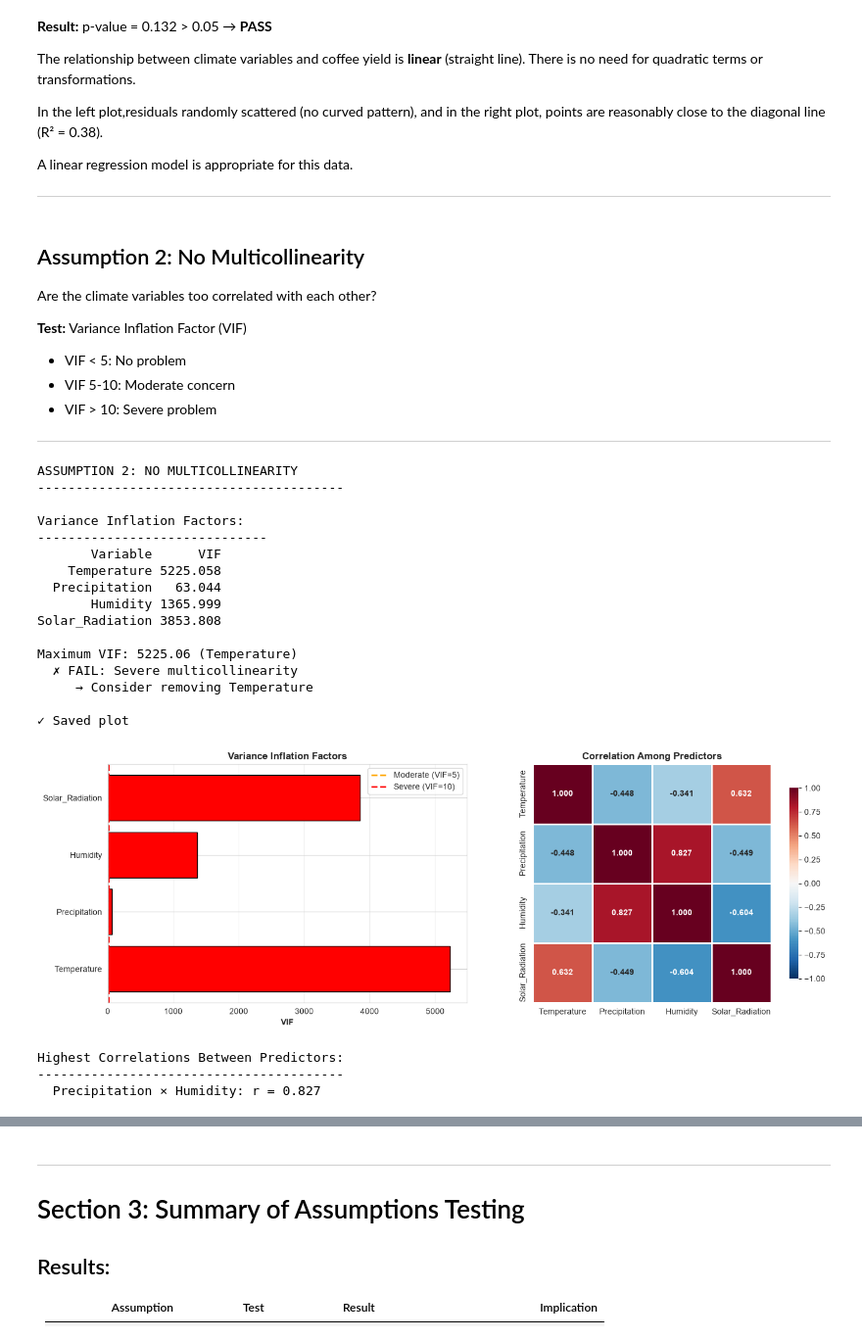
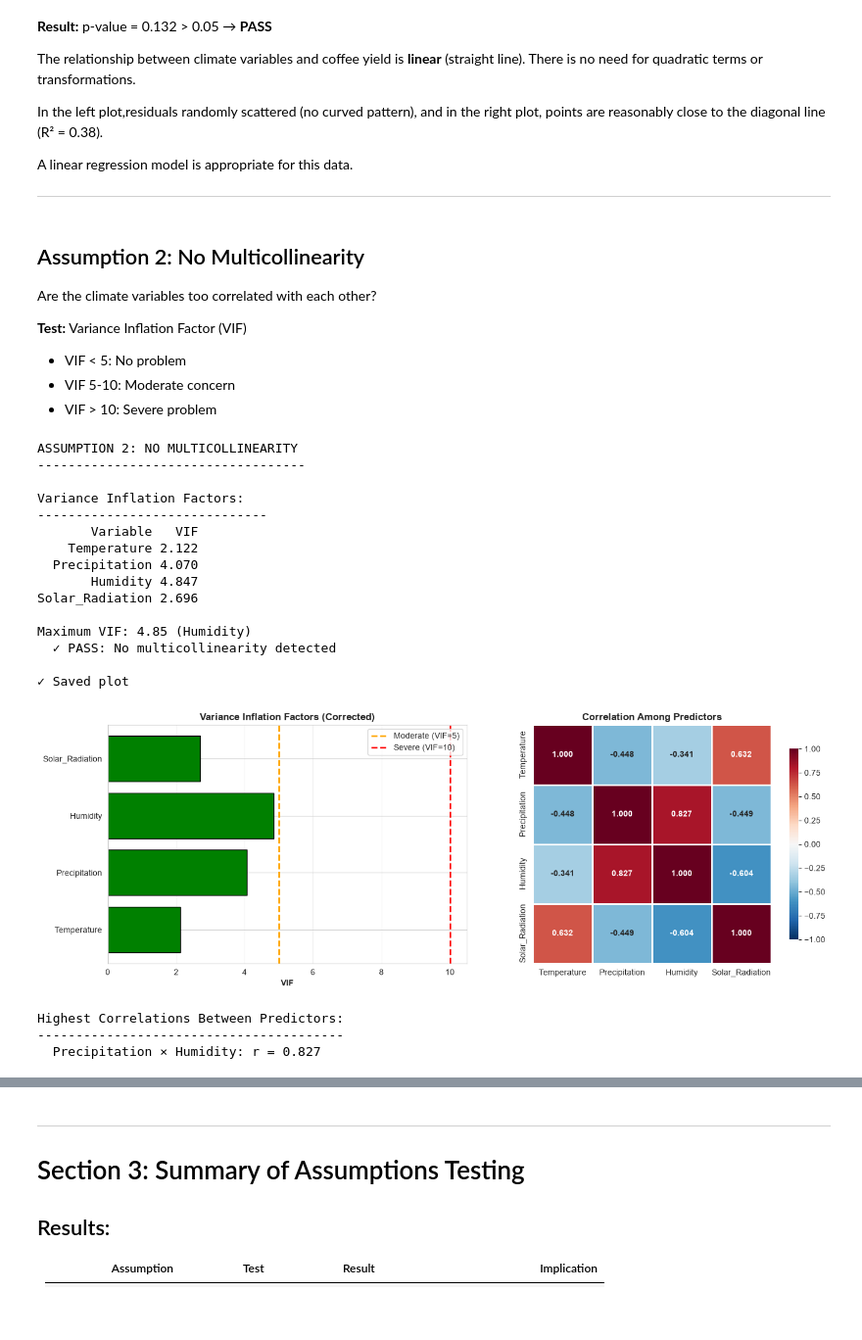
Before and after one commit to DoreenMolly/kenya-coffee-research, a Jupyter notebook: notebooks/data_analysis.ipynb, the cells around one changed output, grey strips where cells are left out. Shown at 98% size. Saved outputs shown, nothing was run; the diff lists cells and outputs as text; code cells hidden in the pictures; blank space fills up the shorter version.

Commit message:
"Changes to second Regression Assumption (multicollinearity)"

```diff
--- a/notebooks/data_analysis.ipynb
+++ b/notebooks/data_analysis.ipynb
@@ -905,0 +902,15 @@ SECTION 3: REGRESSION ASSUMPTIONS
+# %%
+import numpy as np
+
+check = np.allclose(residuals + fitted_values, y)
+print(f"Confirming that Residuals + Fitted = Actual Yield. Check: {check}")
+
+# And spot-check a couple individual rows to see it concretely
+print("\nSpot check — first 3 years:")
+for i in range(3):
+    print(f"  Year {df['Year'].iloc[i]}: "
+          f"Actual={y.iloc[i]:.1f}, "
+          f"Fitted={fitted_values.iloc[i]:.1f}, "
+          f"Residual={residuals.iloc[i]:.1f}, "
+          f"Fitted+Residual={fitted_values.iloc[i]+residuals.iloc[i]:.1f}")
+print("\nReady to test assumptions...")
@@ -1015,29 +1035,26 @@ Are the climate variables too correlated with each other?
 - VIF < 5: No problem
 - VIF 5-10: Moderate concern
 - VIF > 10: Severe problem
-
----
 # %%
 print("ASSUMPTION 2: NO MULTICOLLINEARITY")
-print("-"*40)
+print("-"*35)
 
 # Calculate VIF for each predictor
 vif_data = pd.DataFrame()
 vif_data["Variable"] = ['Temperature', 'Precipitation', 'Humidity', 'Solar_Radiation']
 
-# Calculate VIF (excluding constant)
-X_for_vif = df[['Temperature', 'Precipitation', 'Humidity', 'Solar_Radiation']]
-vif_data["VIF"] = [variance_inflation_factor(X_for_vif.values, i) for i in range(len(vif_data))]
+# add constant on column 0
+X_for_vif = sm.add_constant(df[['Temperature', 'Precipitation', 'Humidity', 'Solar_Radiation']])
+
+vif_data["VIF"] = [variance_inflation_factor(X_for_vif.values, i+1) for i in range(len(vif_data))]
 
 print("\nVariance Inflation Factors:")
 print("-"*30)
 print(vif_data.to_string(index=False))
 
-
 # Check maximum VIF
 max_vif = vif_data["VIF"].max()
 max_var = vif_data.loc[vif_data["VIF"].idxmax(), "Variable"]
-
 print(f"\nMaximum VIF: {max_vif:.2f} ({max_var})")
 
 if max_vif < 5:
@@ -1061,50 +1078,49 @@ axes[0].barh(vif_data['Variable'], vif_data['VIF'], color=colors, edgecolor='bla
 axes[0].axvline(5, color='orange', linestyle='--', linewidth=2, label='Moderate (VIF=5)')
 axes[0].axvline(10, color='red', linestyle='--', linewidth=2, label='Severe (VIF=10)')
 axes[0].set_xlabel('VIF', fontweight='bold')
-axes[0].set_title('Variance Inflation Factors', fontweight='bold')
+axes[0].set_title('Variance Inflation Factors (Corrected)', fontweight='bold')
 axes[0].legend()
 axes[0].grid(True, alpha=0.3, axis='x')
 
 # Correlation heatmap (predictors only)
-corr_matrix = X_for_vif.corr()
+corr_matrix = df[['Temperature', 'Precipitation', 'Humidity', 'Solar_Radiation']].corr()
 sns.heatmap(corr_matrix, annot=True, fmt='.3f', cmap='RdBu_r', center=0,
             square=True, linewidths=2, cbar_kws={"shrink": 0.8},
             vmin=-1, vmax=1, ax=axes[1],
             annot_kws={'size': 10, 'weight': 'bold'})
 axes[1].set_title('Correlation Among Predictors', fontweight='bold')
 
 plt.tight_layout()
-plt.savefig('/Users/dwanjiru/projects/kenya-coffee-research/reports/03_assumption2_multicollinearity.png',
+plt.savefig('/Users/dwanjiru/projects/kenya-coffee-research/reports/03_assumption2_multicollinearity_corrected.png',
             dpi=300, bbox_inches='tight')
 print("\n✓ Saved plot")
 plt.show()
 
 # Detailed correlations
 print("\nHighest Correlations Between Predictors:")
 print("-"*40)
 for i in range(len(corr_matrix.columns)):
     for j in range(i+1, len(corr_matrix.columns)):
         corr_val = corr_matrix.iloc[i, j]
         if abs(corr_val) > 0.7:
-            print(f"  {corr_matrix.columns[i]} × {corr_matrix.columns[j]}: r = {corr_val:.3f} ")
+            print(f"  {corr_matrix.columns[i]} × {corr_matrix.columns[j]}: r = {corr_val:.3f}")
 # %% [output]
 ASSUMPTION 2: NO MULTICOLLINEARITY
-----------------------------------------
+-----------------------------------
 
 Variance Inflation Factors:
 ------------------------------
-       Variable      VIF
-    Temperature 5225.058
-  Precipitation   63.044
-       Humidity 1365.999
-Solar_Radiation 3853.808
+       Variable   VIF
+    Temperature 2.122
+  Precipitation 4.070
+       Humidity 4.847
+Solar_Radiation 2.696
 
-Maximum VIF: 5225.06 (Temperature)
-  ✗ FAIL: Severe multicollinearity
-     → Consider removing Temperature
+Maximum VIF: 4.85 (Humidity)
+  ✓ PASS: No multicollinearity detected
 
 ✓ Saved plot
-[figure, old version]
+[figure, new version]
 Highest Correlations Between Predictors:
 ----------------------------------------
   Precipitation × Humidity: r = 0.827
```
Also changed, not shown: parts of 13 cells of this notebook, 7 other files.
